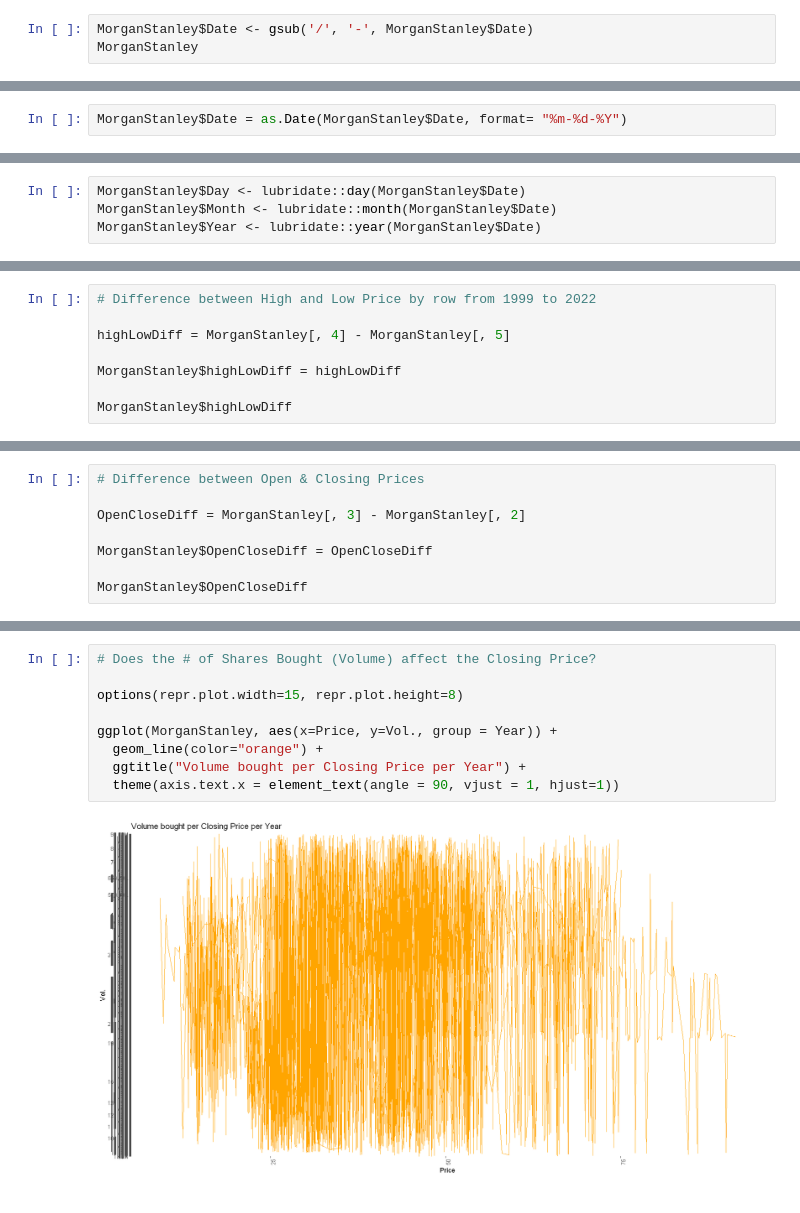
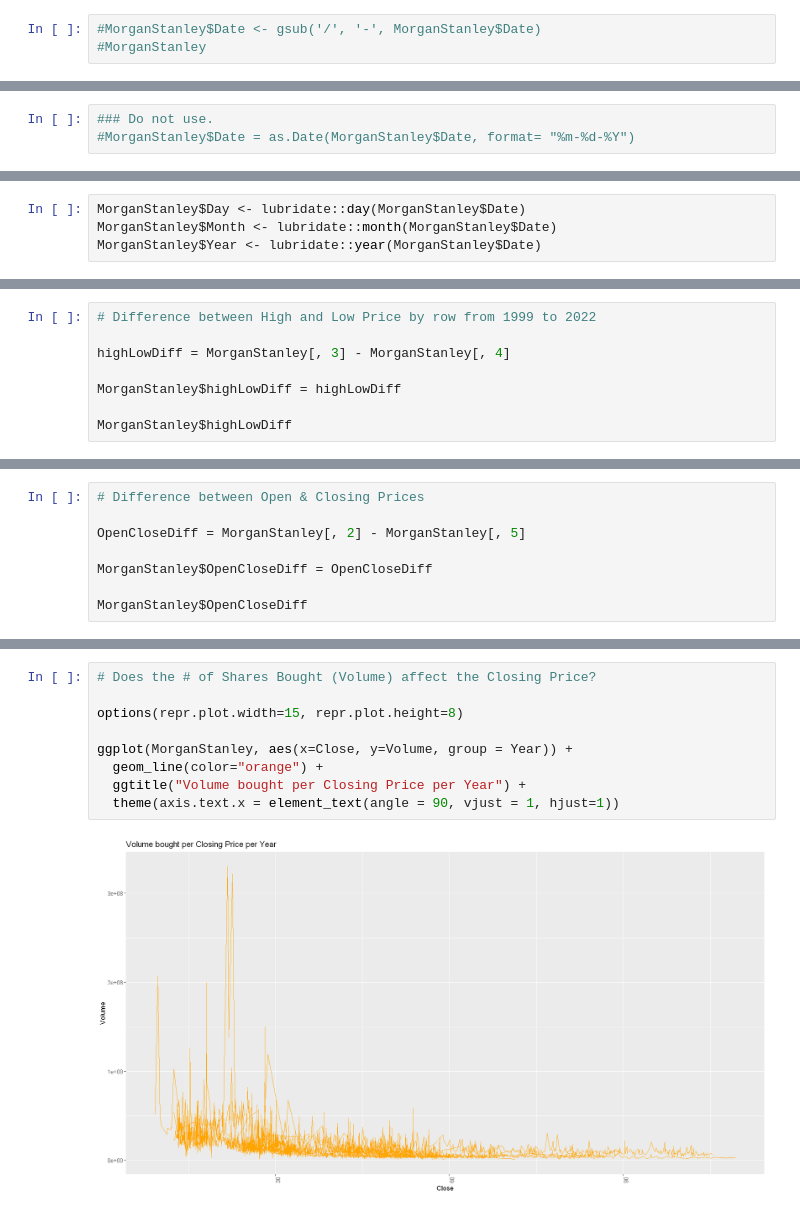
Before and after one commit to Chibikai/Goldman-Sachs-Stocks, a Jupyter notebook: MorganStanley.ipynb, the cells around one changed output, grey strips where cells are left out. Cells and saved outputs as stored; diff of their text form.

Commit message:
Create/Work Schwab dataset. Update Goldman & Morgan datasets.

```diff
--- a/MorganStanley.ipynb
+++ b/MorganStanley.ipynb
@@ -75,3 +58,3 @@ MorganStanley$rowMeans
 # %%
-MorganStanley$Date <- gsub('/', '-', MorganStanley$Date)
-MorganStanley
+#MorganStanley$Date <- gsub('/', '-', MorganStanley$Date)
+#MorganStanley
@@ -98,5 +61,6 @@ A data.frame: 5000 × 8
 # %%
-MorganStanley$Date = as.Date(MorganStanley$Date, format= "%m-%d-%Y")
+### Do not use.
+#MorganStanley$Date = as.Date(MorganStanley$Date, format= "%m-%d-%Y")
 # %%
 ### Do not use. Experimenting with this code
 #MorganStanley$DateR = as.Date(MorganStanley$Date, format= "%m-%d-%Y")
@@ -206,7 +152,7 @@ range(MorganStanley$Price)
 # %%
 # Difference between High and Low Price by row from 1999 to 2022
 
-highLowDiff = MorganStanley[, 4] - MorganStanley[, 5]
+highLowDiff = MorganStanley[, 3] - MorganStanley[, 4]
 
 MorganStanley$highLowDiff = highLowDiff
 
@@ -253,7 +201,7 @@ ggplot(MorganStanley, aes(x=Date, y=Open, group = Year)) +
 # %%
 # Difference between Open & Closing Prices
 
-OpenCloseDiff = MorganStanley[, 3] - MorganStanley[, 2]
+OpenCloseDiff = MorganStanley[, 2] - MorganStanley[, 5]
 
 MorganStanley$OpenCloseDiff = OpenCloseDiff
 
@@ -289,11 +248,11 @@ ggplot(MorganStanley, aes(x=Date, y=OpenCloseDiff, group = Day)) +
 # %%
 # Does the # of Shares Bought (Volume) affect the Closing Price?
 
 options(repr.plot.width=15, repr.plot.height=8)
 
-ggplot(MorganStanley, aes(x=Price, y=Vol., group = Year)) +
+ggplot(MorganStanley, aes(x=Close, y=Volume, group = Year)) +
   geom_line(color="orange") +
   ggtitle("Volume bought per Closing Price per Year") +
   theme(axis.text.x = element_text(angle = 90, vjust = 1, hjust=1))
 # %% [output]
-[figure, old version]
+[figure, new version]
```
Also changed, not shown: parts of 25 cells of this notebook, 1 other file.
